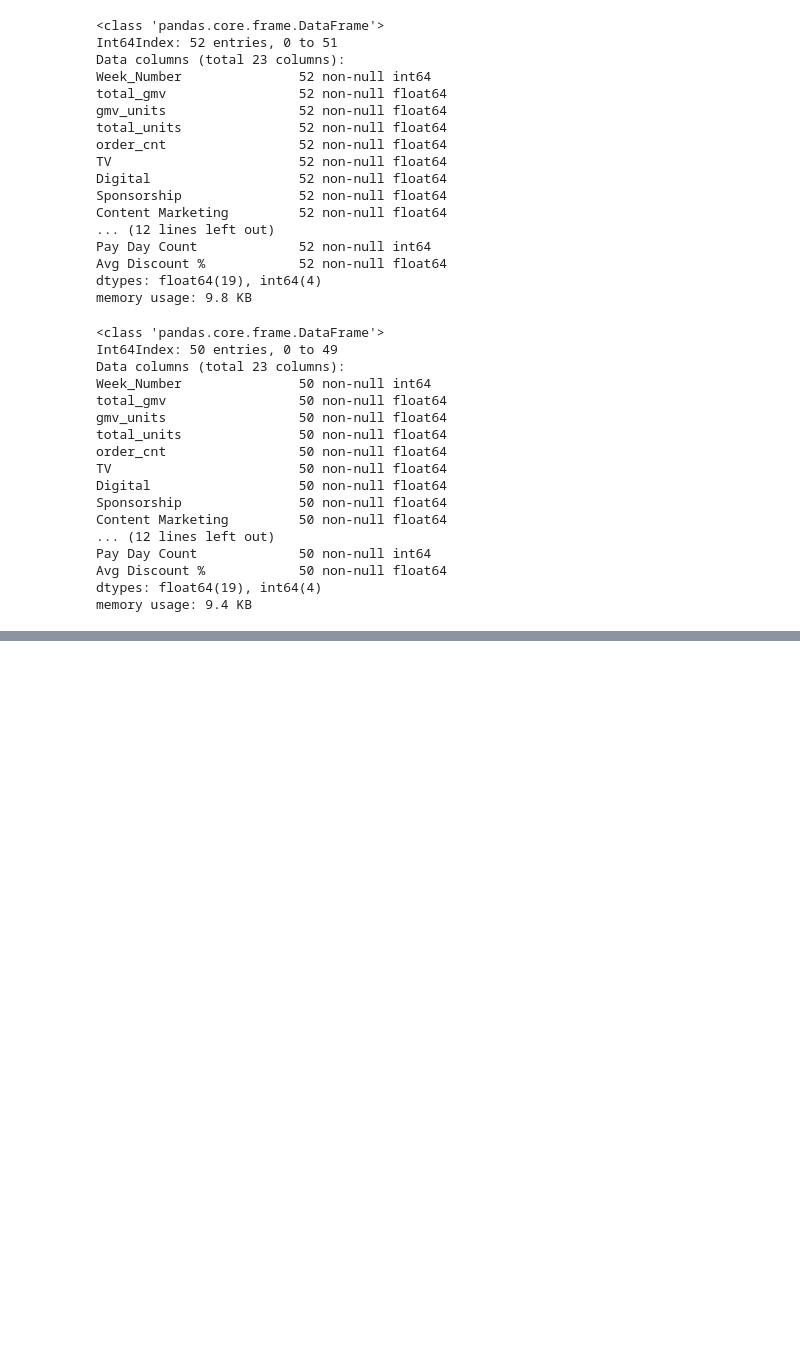
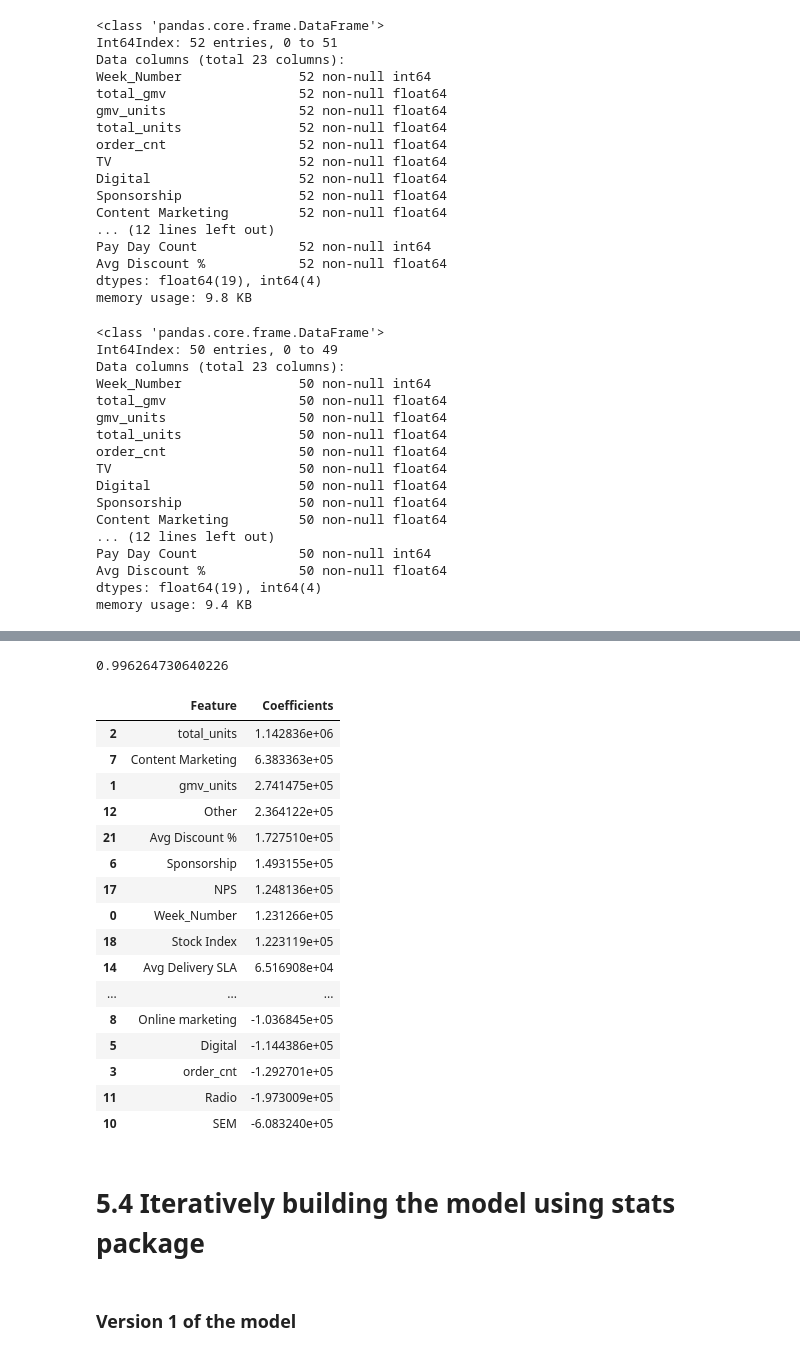
Before and after one commit to Nanditha-G-N/Machine-Learning-Case-Studies, a Jupyter notebook: ecommerce-capstone/ecommerce-assignment-Krishnan.ipynb, the cells around one changed output, grey strips where cells are left out. Drawn from its saved outputs; the diff is of its cells as text; code cells hidden in the pictures; blank space fills up the shorter version.

Commit message:
Update ecommerce-assignment-Krishnan.ipynb
Updated version

```diff
--- a/ecommerce-capstone/ecommerce-assignment-Krishnan.ipynb
+++ b/ecommerce-capstone/ecommerce-assignment-Krishnan.ipynb
@@ -1857,0 +1999,29 @@ memory usage: 9.4 KB
+# %%
+#Calculating the R-squared values using the training data
+lasso_train_score=lasso.score(X_CA,y_CA)
+print(lasso_train_score)
+# %% [output]
+0.996264730640226
+# %%
+#Creating a data frame with the co-efficients estimated by lasso regression along with their corresponding features
+lasso_features = pd.DataFrame({"Feature":X_CA.columns,"Coefficients":np.transpose(lasso.coef_)})
+lasso_features = lasso_features.loc[lasso_features['Coefficients'] != 0]
+lasso_features.sort_values(by=['Coefficients'],ascending=False)
+# %% [output]
+|  | Feature | Coefficients |
+| 2 | total_units | 1.142836e+06 |
+| 7 | Content Marketing | 6.383363e+05 |
+| 1 | gmv_units | 2.741475e+05 |
+| 12 | Other | 2.364122e+05 |
+| 21 | Avg Discount % | 1.727510e+05 |
+| 6 | Sponsorship | 1.493155e+05 |
+| 17 | NPS | 1.248136e+05 |
+| 0 | Week_Number | 1.231266e+05 |
+| 18 | Stock Index | 1.223119e+05 |
+| 14 | Avg Delivery SLA | 6.516908e+04 |
+| ... | ... | ... |
+| 8 | Online marketing | -1.036845e+05 |
+| 5 | Digital | -1.144386e+05 |
+| 3 | order_cnt | -1.292701e+05 |
+| 11 | Radio | -1.973009e+05 |
+| 10 | SEM | -6.083240e+05 |
@@ -1857,0 +2055,4 @@ memory usage: 9.4 KB
+# %% [markdown]
+# 5.4 Iteratively building the model using stats package
+# %% [markdown]
+### Version 1 of the model
```
Also changed, not shown: parts of 42 cells of this notebook.
